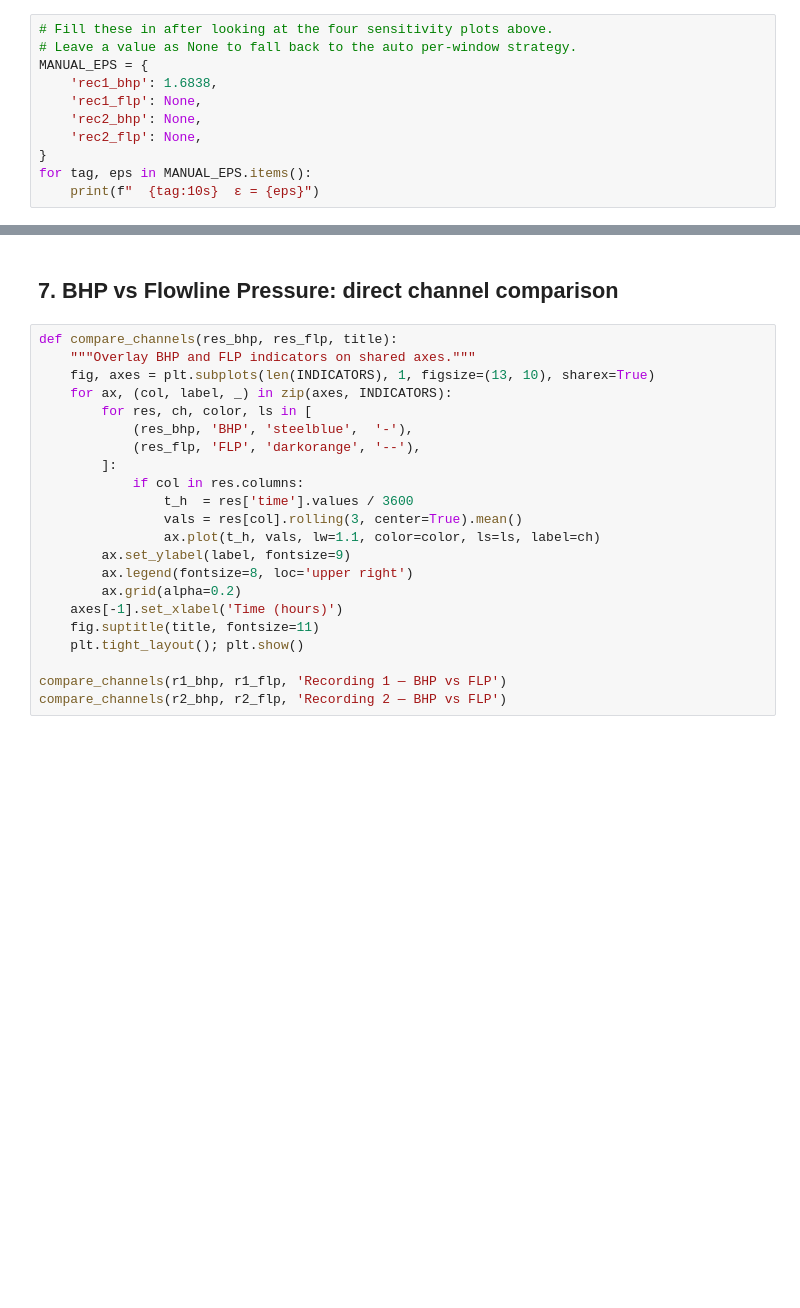
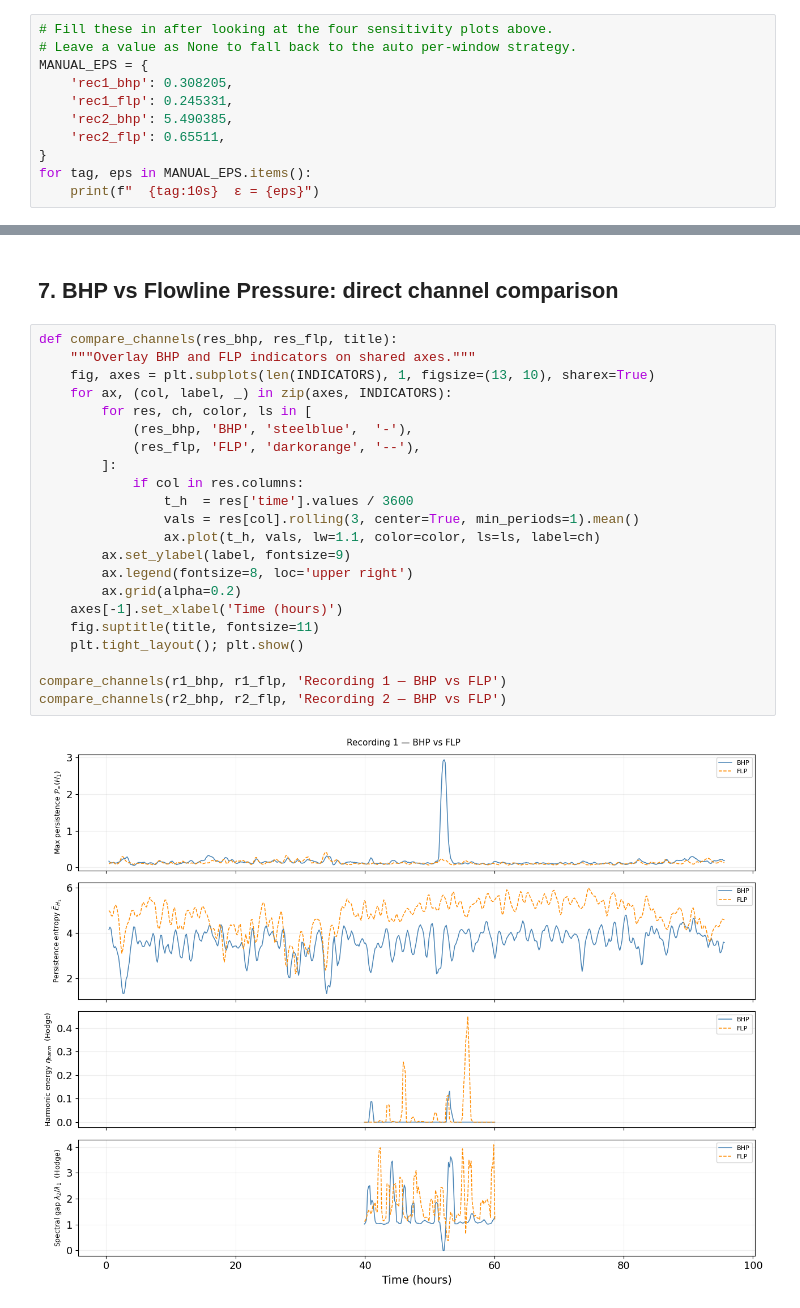
Before and after one commit to simonecasolo/TDA-for-Slugging, a Jupyter notebook: Hodge_Decomposition/hodge-slugging/notebooks/02_north_sea_hodge_monitoring.ipynb, the cells around one changed output, grey strips where cells are left out. Drawn from its saved outputs; the diff is of its cells as text; blank space fills up the shorter version.

```diff
--- a/Hodge_Decomposition/hodge-slugging/notebooks/02_north_sea_hodge_monitoring.ipynb
+++ b/Hodge_Decomposition/hodge-slugging/notebooks/02_north_sea_hodge_monitoring.ipynb
@@ -724,10 +816,10 @@ back to the legacy per-window auto-selection
 # Fill these in after looking at the four sensitivity plots above.
 # Leave a value as None to fall back to the auto per-window strategy.
 MANUAL_EPS = {
-    'rec1_bhp': 1.6838,
-    'rec1_flp': None,
-    'rec2_bhp': None,
-    'rec2_flp': None,
+    'rec1_bhp': 0.308205,
+    'rec1_flp': 0.245331,
+    'rec2_bhp': 5.490385,
+    'rec2_flp': 0.65511,
 }
 for tag, eps in MANUAL_EPS.items():
     print(f"  {tag:10s}  ε = {eps}")
@@ -953,22 +1095,24 @@ plot_monitoring(r2_bhp, r2_flp, df2, 'Recording 2 (Jul 2020)')
 # %%
 def compare_channels(res_bhp, res_flp, title):
     """Overlay BHP and FLP indicators on shared axes."""
     fig, axes = plt.subplots(len(INDICATORS), 1, figsize=(13, 10), sharex=True)
     for ax, (col, label, _) in zip(axes, INDICATORS):
         for res, ch, color, ls in [
             (res_bhp, 'BHP', 'steelblue',  '-'),
             (res_flp, 'FLP', 'darkorange', '--'),
         ]:
             if col in res.columns:
                 t_h  = res['time'].values / 3600
-                vals = res[col].rolling(3, center=True).mean()
+                vals = res[col].rolling(3, center=True, min_periods=1).mean()
                 ax.plot(t_h, vals, lw=1.1, color=color, ls=ls, label=ch)
         ax.set_ylabel(label, fontsize=9)
         ax.legend(fontsize=8, loc='upper right')
         ax.grid(alpha=0.2)
     axes[-1].set_xlabel('Time (hours)')
     fig.suptitle(title, fontsize=11)
     plt.tight_layout(); plt.show()
 
 compare_channels(r1_bhp, r1_flp, 'Recording 1 — BHP vs FLP')
 compare_channels(r2_bhp, r2_flp, 'Recording 2 — BHP vs FLP')
+# %% [output]
+[figure, added]
```
Also changed, not shown: parts of 19 cells of this notebook, 12 other files.
